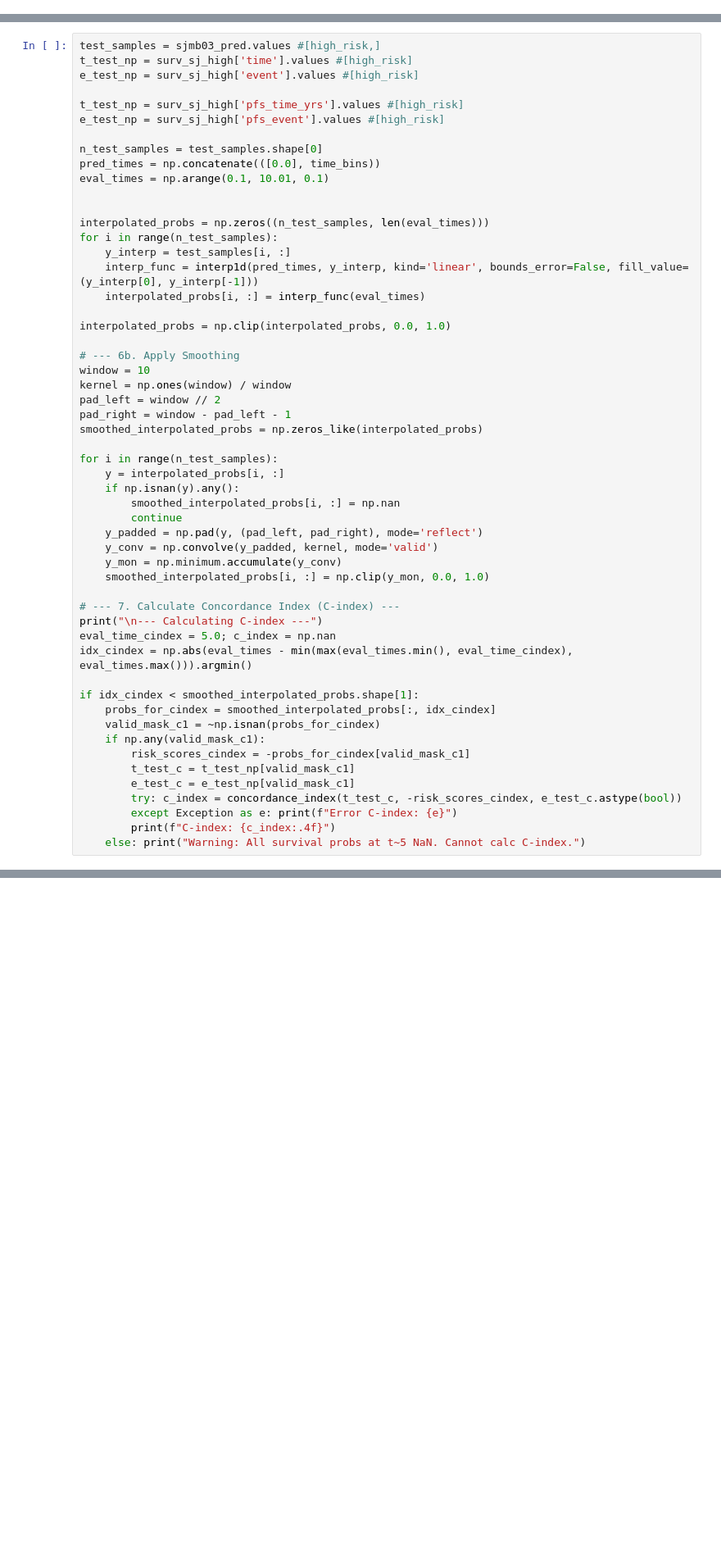
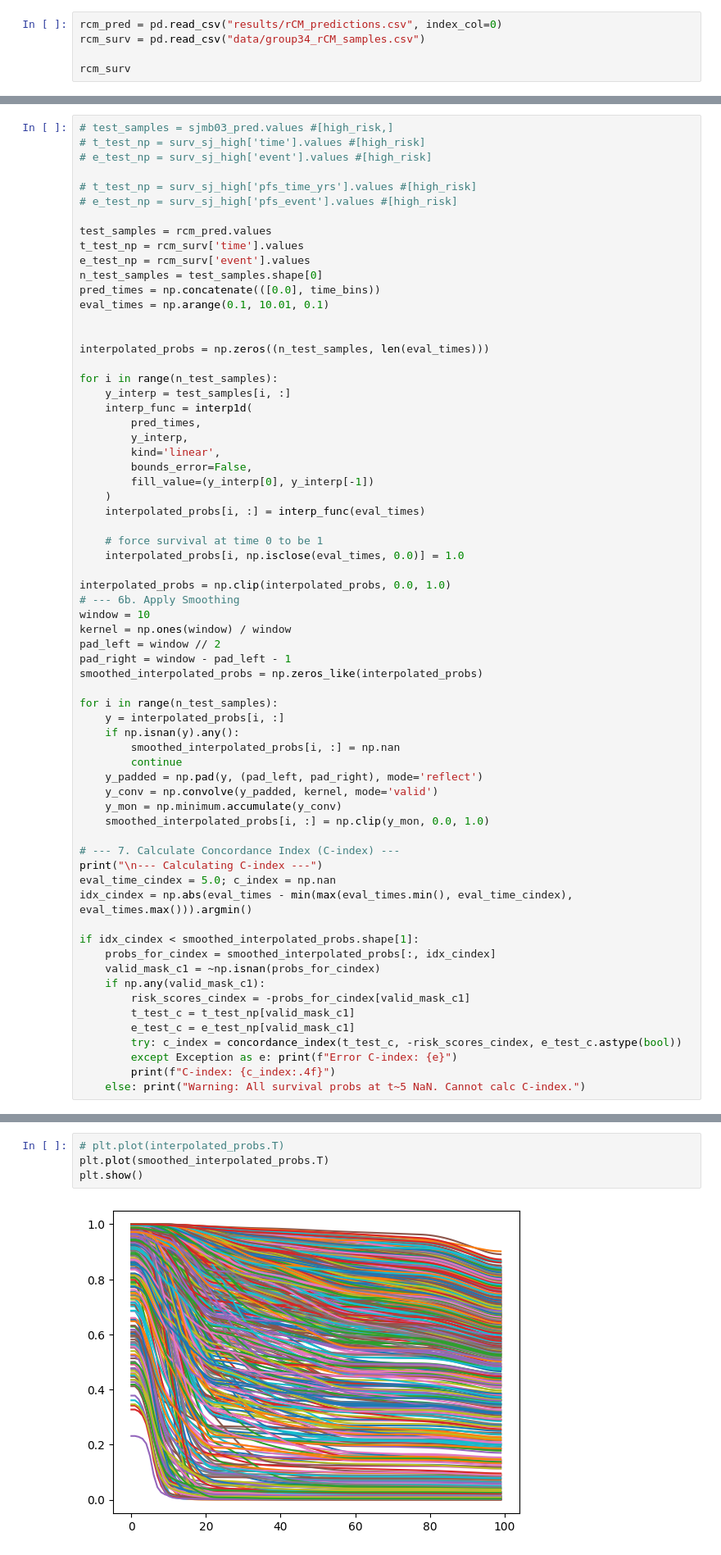
Before and after one commit to sstefan01/methylation-survival, a Jupyter notebook: scratch_eval.ipynb, the cells around one changed output, grey strips where cells are left out. Shown at 82% size. Saved outputs shown, nothing was run; the diff lists cells and outputs as text; blank space fills up the shorter version.

```diff
--- a/scratch_eval.ipynb
+++ b/scratch_eval.ipynb
@@ -13,0 +36,5 @@ from sklearn.metrics import brier_score_loss
+# %%
+rcm_pred = pd.read_csv("results/rCM_predictions.csv", index_col=0)
+rcm_surv = pd.read_csv("data/group34_rCM_samples.csv")
+
+rcm_surv
@@ -36,24 +77,36 @@ surv_sj_high
 # %%
-test_samples = sjmb03_pred.values #[high_risk,]
-t_test_np = surv_sj_high['time'].values #[high_risk]
-e_test_np = surv_sj_high['event'].values #[high_risk]
+# test_samples = sjmb03_pred.values #[high_risk,]
+# t_test_np = surv_sj_high['time'].values #[high_risk]
+# e_test_np = surv_sj_high['event'].values #[high_risk]
 
-t_test_np = surv_sj_high['pfs_time_yrs'].values #[high_risk]
-e_test_np = surv_sj_high['pfs_event'].values #[high_risk]
+# t_test_np = surv_sj_high['pfs_time_yrs'].values #[high_risk]
+# e_test_np = surv_sj_high['pfs_event'].values #[high_risk]
 
+test_samples = rcm_pred.values
+t_test_np = rcm_surv['time'].values
+e_test_np = rcm_surv['event'].values
 n_test_samples = test_samples.shape[0]
 pred_times = np.concatenate(([0.0], time_bins))
 eval_times = np.arange(0.1, 10.01, 0.1)
 
 
 interpolated_probs = np.zeros((n_test_samples, len(eval_times)))
+
 for i in range(n_test_samples):
     y_interp = test_samples[i, :]
-    interp_func = interp1d(pred_times, y_interp, kind='linear', bounds_error=False, fill_value=(y_interp[0], y_interp[-1]))
+    interp_func = interp1d(
+        pred_times,
+        y_interp,
+        kind='linear',
+        bounds_error=False,
+        fill_value=(y_interp[0], y_interp[-1])
+    )
     interpolated_probs[i, :] = interp_func(eval_times)
 
+    # force survival at time 0 to be 1
+    interpolated_probs[i, np.isclose(eval_times, 0.0)] = 1.0
+
 interpolated_probs = np.clip(interpolated_probs, 0.0, 1.0)
-
 # --- 6b. Apply Smoothing
 window = 10
 kernel = np.ones(window) / window
@@ -92,0 +193,6 @@ C-index: 0.7118
+# %%
+# plt.plot(interpolated_probs.T)
+plt.plot(smoothed_interpolated_probs.T)
+plt.show()
+# %% [output]
+[figure, added]
```
Also changed, not shown: parts of 12 cells of this notebook, 2 other files.
